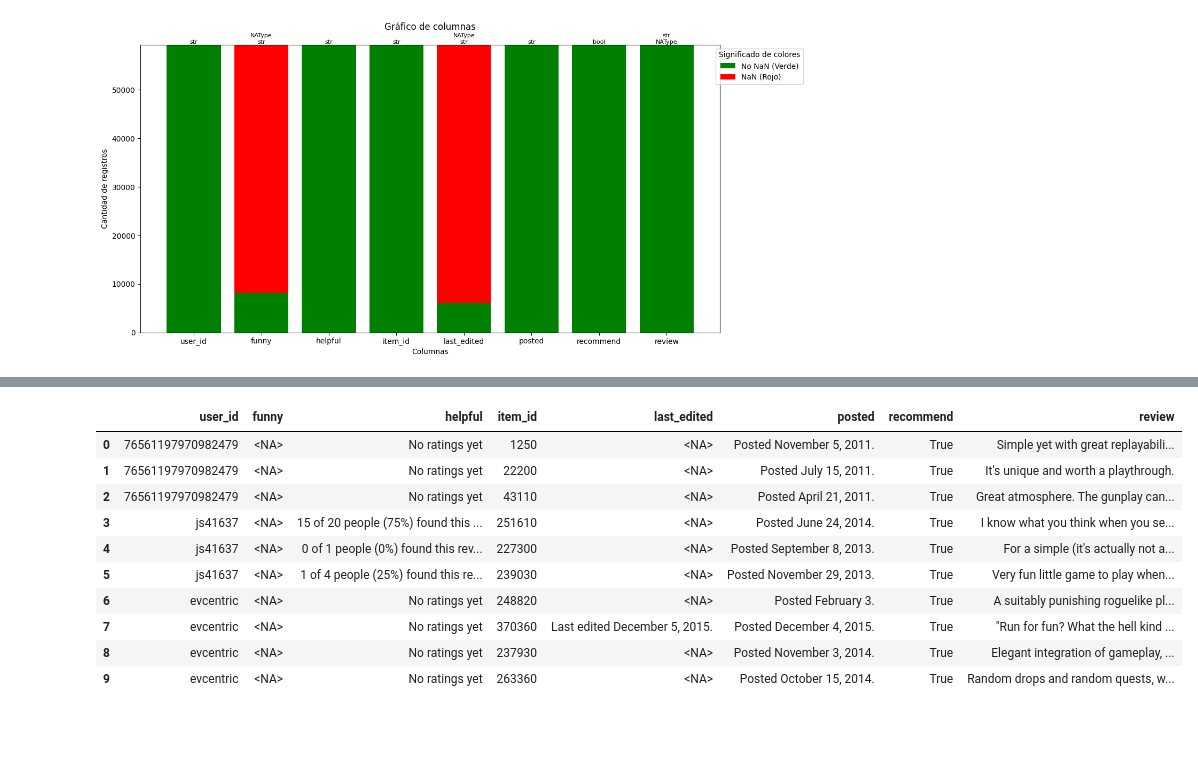
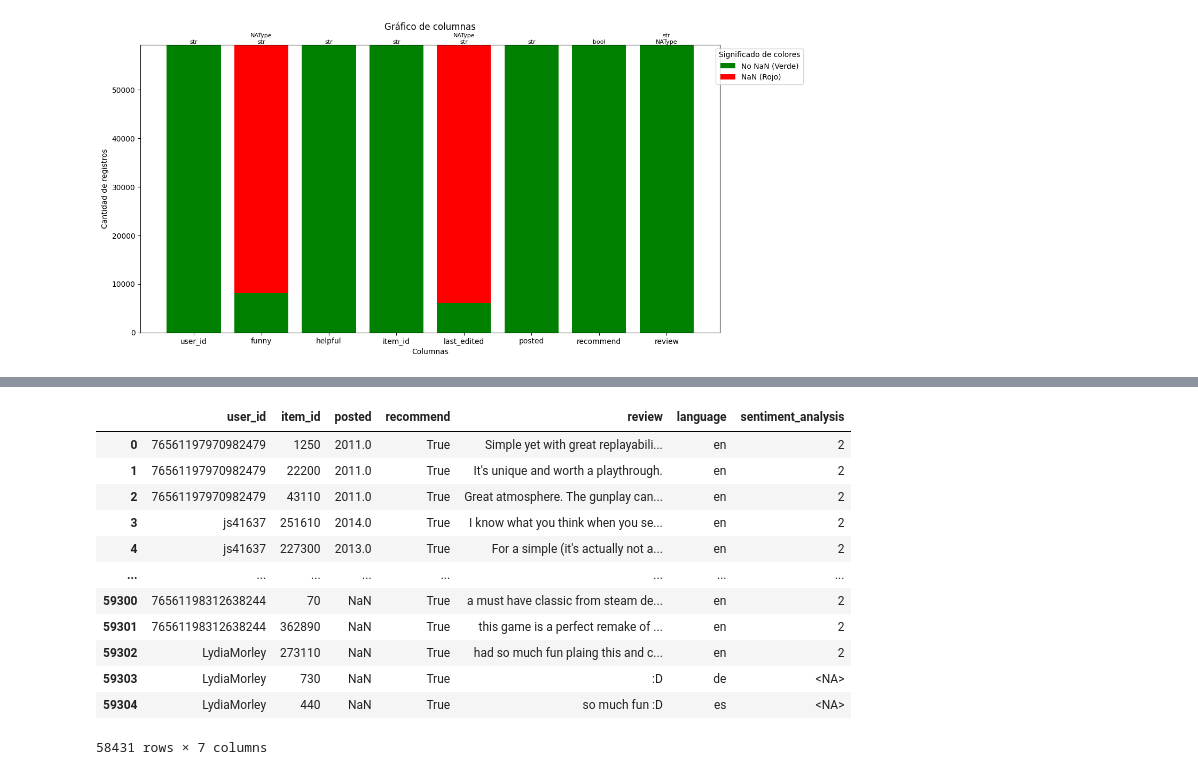
Before and after one commit to RoblesIan/Steam-API, a Jupyter notebook: notebooks/ETL_user_reviews.ipynb, the cells around one changed output, grey strips where cells are left out. Drawn from its saved outputs; the diff is of its cells as text; code cells hidden in the pictures; blank space fills up the shorter version.

Commit message:
#7 UsersRecommend endpoint only with english and empty reviews support

```diff
--- a/notebooks/ETL_user_reviews.ipynb
+++ b/notebooks/ETL_user_reviews.ipynb
@@ -65,0 +118,11 @@ funciones.plot_df_info(user_reviews_df)
+# %%
+    # user_reviews.posted
+# aplicación regularize_date_from_4length_int_in_str:
+user_reviews_df['posted'] = user_reviews_df['posted'].apply(regularize_date_from_4length_int_in_str)
+
+# Convertir la columna release_date a tipo int
+user_reviews_df['posted'] = user_reviews_df['posted'].astype(int, errors='raise')
+
+
+# Devolver los valores 0 a NaN
+user_reviews_df['posted'] = user_reviews_df['posted'].replace(0, np.nan)
@@ -65,0 +133,20 @@ funciones.plot_df_info(user_reviews_df)
+# %%
+# Concatenar las columnas last_edited y posted en posted para actualizar la fecha de posteo a la mas actual
+
+# Contador de inconsistencias
+inconsistencies = 0
+
+# Iterar sobre el DataFrame y procesar las columnas 'last_edited' y 'posted'
+for index, row in user_reviews_df.iterrows():
+    if pd.notna(row['last_edited']):
+        if pd.isna(row['posted']):
+            inconsistencies += 1
+        else:
+            user_reviews_df.at[index, 'posted'] = row['last_edited']
+
+# Imprimir el número de inconsistencias
+print(f'Inconsistencias encontradas: {inconsistencies}')
+
+# Eliminar la columna 'posted' si no hay inconsistencias
+if inconsistencies == 0:
+    user_reviews_df.drop(columns=['last_edited'], inplace=True)
@@ -65,0 +165,3 @@ funciones.plot_df_info(user_reviews_df)
+# %%
+# Eliminar registros duplicados basados en todas las columnas
+user_reviews_df.drop_duplicates(inplace=True)
@@ -65,0 +187,8 @@ funciones.plot_df_info(user_reviews_df)
+# %%
+def detect_language(text):
+    try:
+        return detect(text)
+    except:
+        return 'unknown'
+
+user_reviews_df['language'] = user_reviews_df['review'].apply(detect_language)
@@ -66,14 +304,16 @@ funciones.plot_df_info(user_reviews_df)
 # %%
-user_reviews_df.head(10)
+user_reviews_df
 # %% [output]
-|  | user_id | funny | helpful | item_id | last_edited | posted | recommend | review |
-| 0 | 76561197970982479 | <NA> | No ratings yet | 1250 | <NA> | Posted November 5, 2011. | True | Simple yet with great replayabili... |
-| 1 | 76561197970982479 | <NA> | No ratings yet | 22200 | <NA> | Posted July 15, 2011. | True | It's unique and worth a playthrough. |
-| 2 | 76561197970982479 | <NA> | No ratings yet | 43110 | <NA> | Posted April 21, 2011. | True | Great atmosphere. The gunplay can... |
-| 3 | js41637 | <NA> | 15 of 20 people (75%) found this ... | 251610 | <NA> | Posted June 24, 2014. | True | I know what you think when you se... |
-| 4 | js41637 | <NA> | 0 of 1 people (0%) found this rev... | 227300 | <NA> | Posted September 8, 2013. | True | For a simple (it's actually not a... |
-| 5 | js41637 | <NA> | 1 of 4 people (25%) found this re... | 239030 | <NA> | Posted November 29, 2013. | True | Very fun little game to play when... |
-| 6 | evcentric | <NA> | No ratings yet | 248820 | <NA> | Posted February 3. | True | A suitably punishing roguelike pl... |
-| 7 | evcentric | <NA> | No ratings yet | 370360 | Last edited December 5, 2015. | Posted December 4, 2015. | True | "Run for fun? What the hell kind ... |
-| 8 | evcentric | <NA> | No ratings yet | 237930 | <NA> | Posted November 3, 2014. | True | Elegant integration of gameplay, ... |
-| 9 | evcentric | <NA> | No ratings yet | 263360 | <NA> | Posted October 15, 2014. | True | Random drops and random quests, w... |
+|  | user_id | item_id | posted | recommend | review | language | sentiment_analysis |
+| 0 | 76561197970982479 | 1250 | 2011.0 | True | Simple yet with great replayabili... | en | 2 |
+| 1 | 76561197970982479 | 22200 | 2011.0 | True | It's unique and worth a playthrough. | en | 2 |
+| 2 | 76561197970982479 | 43110 | 2011.0 | True | Great atmosphere. The gunplay can... | en | 2 |
+| 3 | js41637 | 251610 | 2014.0 | True | I know what you think when you se... | en | 2 |
+| 4 | js41637 | 227300 | 2013.0 | True | For a simple (it's actually not a... | en | 2 |
+| ... | ... | ... | ... | ... | ... | ... | ... |
+| 59300 | 76561198312638244 | 70 | NaN | True | a must have classic from steam de... | en | 2 |
+| 59301 | 76561198312638244 | 362890 | NaN | True | this game is a perfect remake of ... | en | 2 |
+| 59302 | LydiaMorley | 273110 | NaN | True | had so much fun plaing this and c... | en | 2 |
+| 59303 | LydiaMorley | 730 | NaN | True | :D | de | <NA> |
+| 59304 | LydiaMorley | 440 | NaN | True | so much fun :D | es | <NA> |
+58431 rows × 7 columns
```
Also changed, not shown: parts of 23 cells of this notebook, 12 other files.
